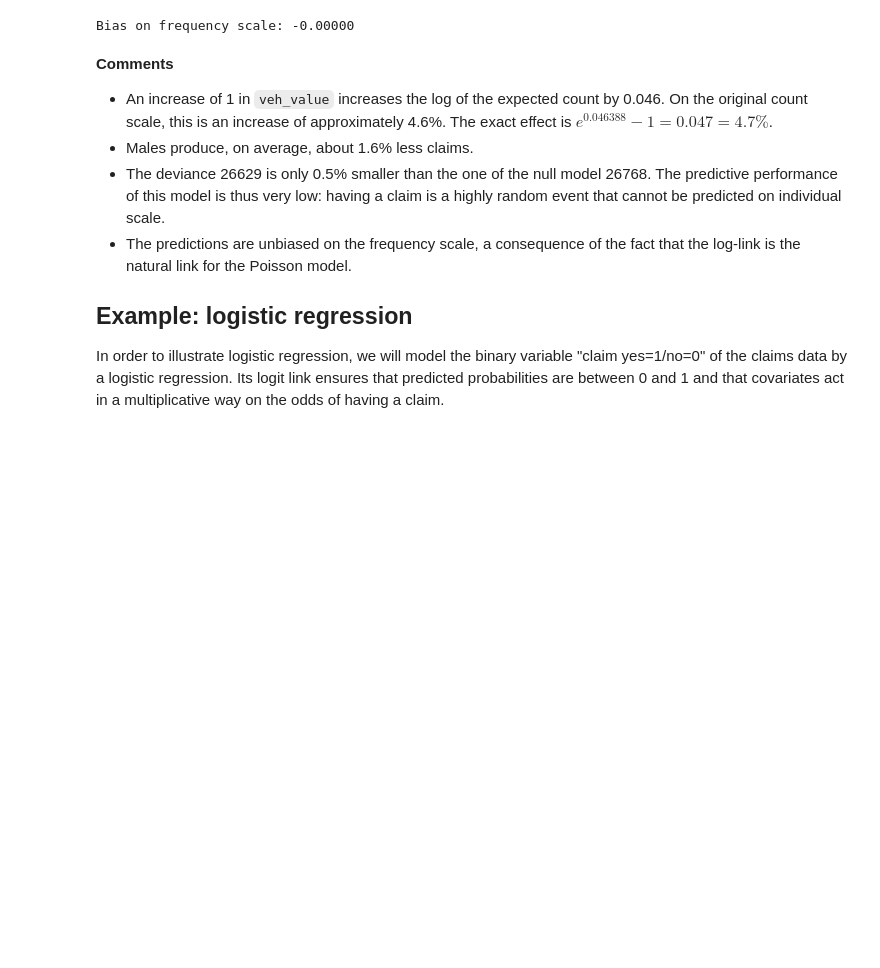
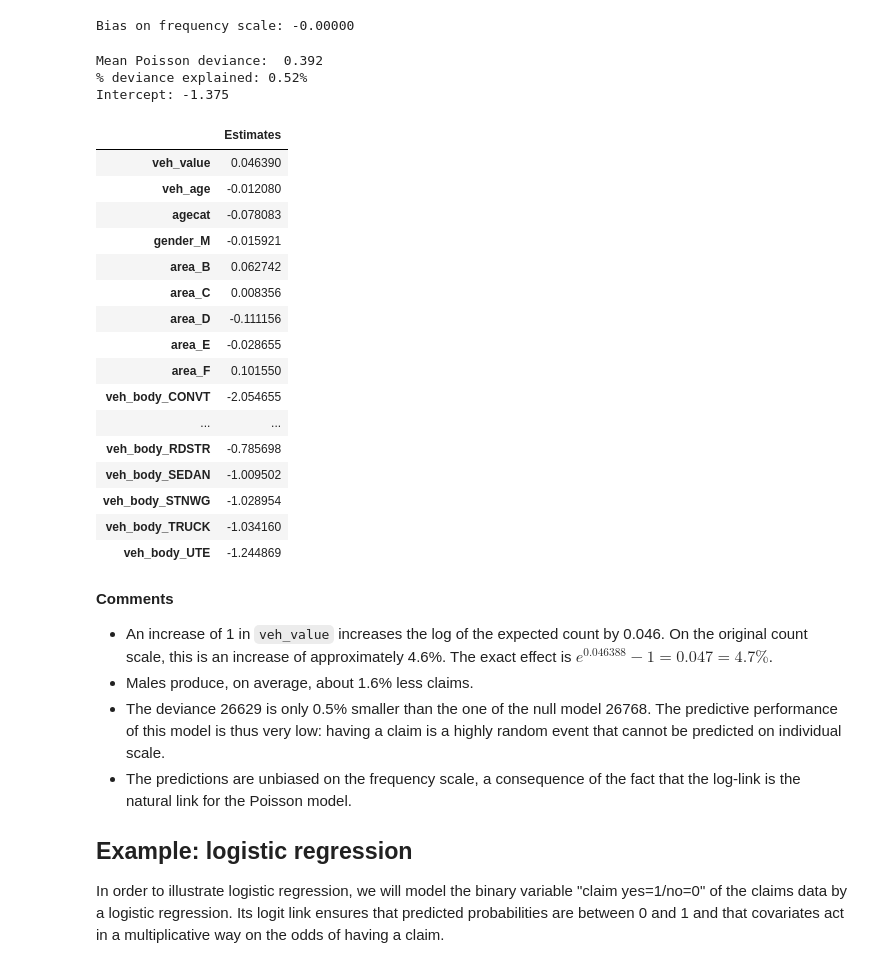
Before and after one commit to mayer79/ml_lecture, a Jupyter notebook: py/1_Basics_and_Linear_Models.ipynb, the cells around one changed output. Cells and saved outputs as stored; diff of their text form; code cells hidden in the pictures; blank space fills up the shorter version.

Commit message:
added scikit Poisson regressor & cosmetics

```diff
--- a/py/1_Basics_and_Linear_Models.ipynb
+++ b/py/1_Basics_and_Linear_Models.ipynb
@@ -1089,6 +1104,67 @@ bias = car["numclaims"].mean() / result.predict(car).mean() - 1
 print(f"Bias on frequency scale: {bias:.5f}")
 # %% [output]
 Bias on frequency scale: -0.00000
+# %%
+# Approach 2: via scikit-learn
+from sklearn.linear_model import PoissonRegressor
+from sklearn.preprocessing import OneHotEncoder
+from sklearn.compose import ColumnTransformer
+from sklearn.pipeline import make_pipeline
+from sklearn.metrics import mean_poisson_deviance
+
+y = car["numclaims"]
+
+cat_vars = ["gender", "area", "veh_body"]
+num_vars = ["veh_value", "veh_age", "agecat"]
+
+# Initialize and fit regression
+model2 = make_pipeline(
+    ColumnTransformer(
+        transformers=[
+            ("linear", "passthrough", num_vars),
+            ("dummies", OneHotEncoder(drop="first"), cat_vars)
+        ],
+        verbose_feature_names_out=False
+    ),
+    PoissonRegressor(alpha=0, max_iter=10_000, tol=1e-6)
+)
+model2.fit(car, y)
+
+# Performance
+dev = mean_poisson_deviance(y, model2.predict(car))
+print(f"Mean Poisson deviance: {dev: .3f}")
+print(f"% deviance explained: {model2.score(car, y):.2%}")
+
+# Extract coefficients per feature
+print(f"Intercept: {model2[-1].intercept_:.3f}")
+feature_names = model2[:-1].get_feature_names_out()
+results = pd.DataFrame(
+    model2[-1].coef_,
+    columns=["Estimates"],
+    index=feature_names
+)
+results
+# %% [output]
+Mean Poisson deviance:  0.392
+% deviance explained: 0.52%
+Intercept: -1.375
+|  | Estimates |
+| veh_value | 0.046390 |
+| veh_age | -0.012080 |
+| agecat | -0.078083 |
+| gender_M | -0.015921 |
+| area_B | 0.062742 |
+| area_C | 0.008356 |
+| area_D | -0.111156 |
+| area_E | -0.028655 |
+| area_F | 0.101550 |
+| veh_body_CONVT | -2.054655 |
+| ... | ... |
+| veh_body_RDSTR | -0.785698 |
+| veh_body_SEDAN | -1.009502 |
+| veh_body_STNWG | -1.028954 |
+| veh_body_TRUCK | -1.034160 |
+| veh_body_UTE | -1.244869 |
 # %% [markdown]
 **Comments**
 
```
Also changed, not shown: parts of 20 cells of this notebook, 1 other file.
